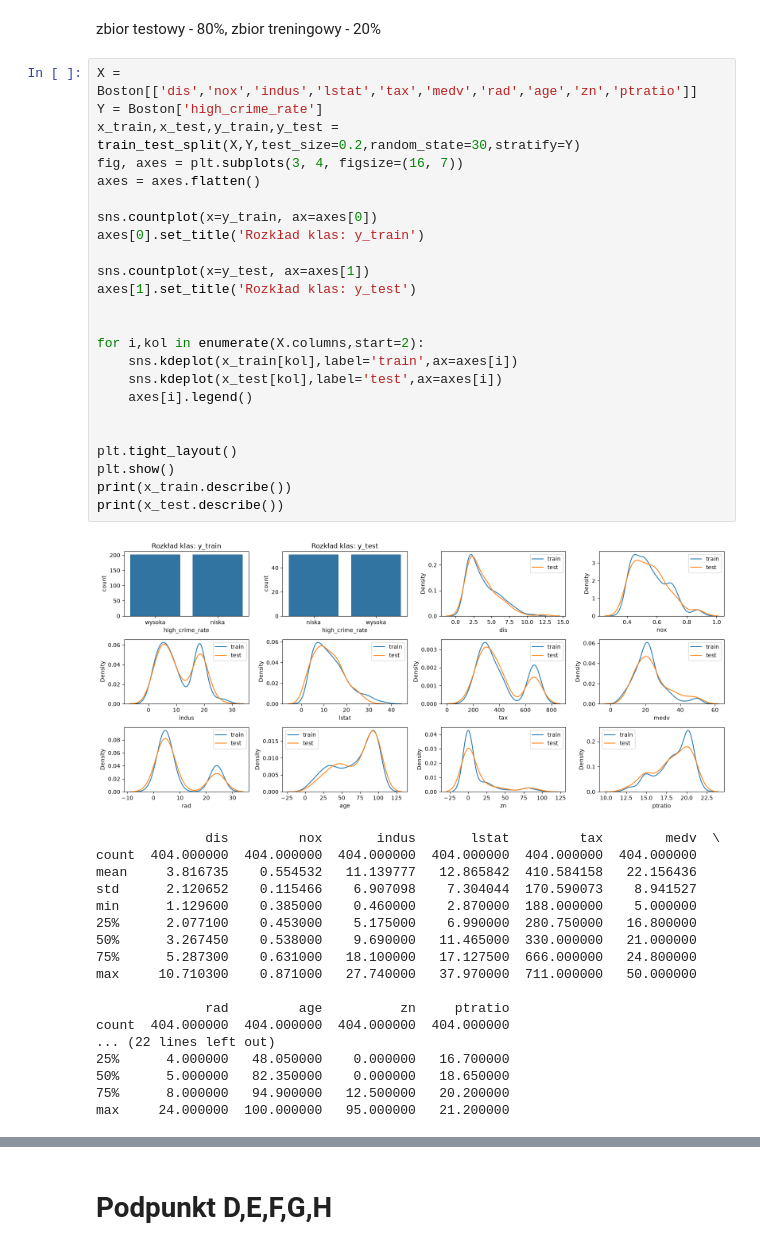
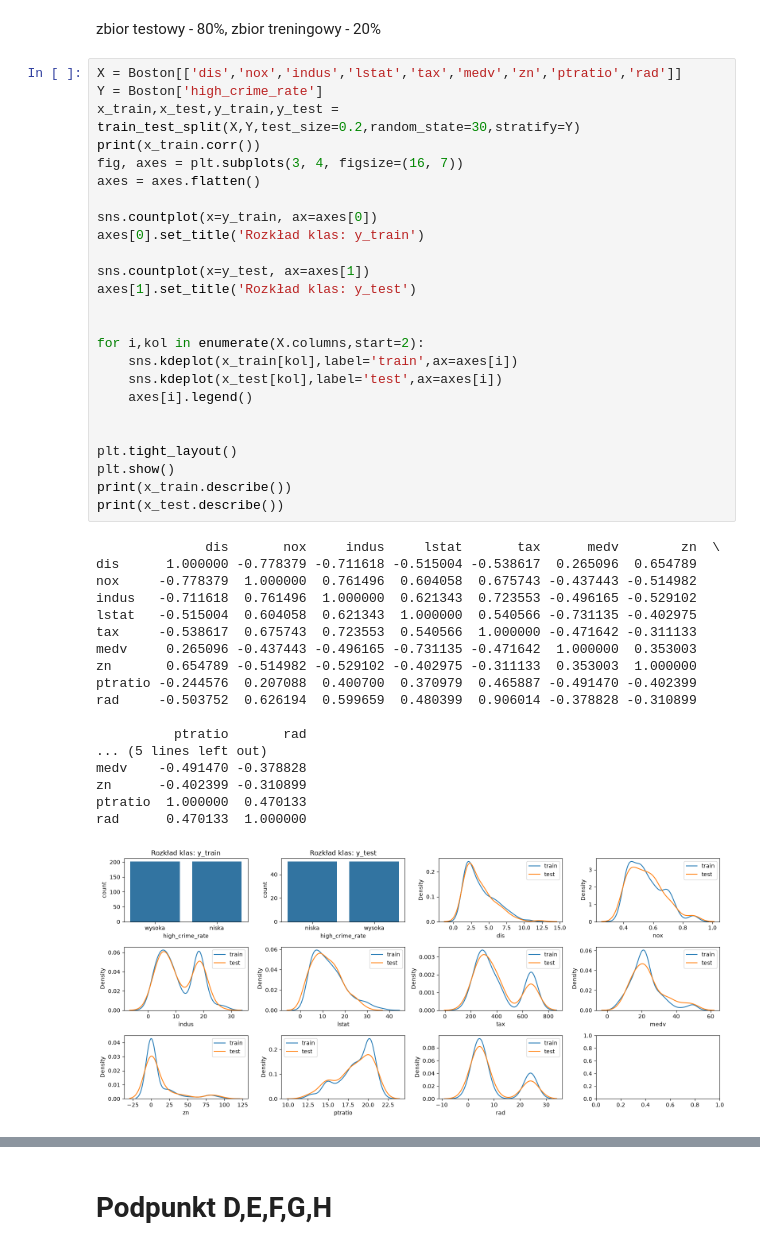
Before and after one commit to Ssulkow/uczenie_masyznowe, a Jupyter notebook: Zadanie15.ipynb, the cells around one changed output, grey strips where cells are left out. Drawn from its saved outputs; the diff is of its cells as text.

```diff
--- a/Zadanie15.ipynb
+++ b/Zadanie15.ipynb
@@ -97,45 +97,46 @@ plt.show()
 # %% [markdown]
 zbior testowy - 80%, zbior treningowy - 20%
 # %%
-X = Boston[['dis','nox','indus','lstat','tax','medv','rad','age','zn','ptratio']]
+X = Boston[['dis','nox','indus','lstat','tax','medv','zn','ptratio','rad']]
 Y = Boston['high_crime_rate']
 x_train,x_test,y_train,y_test = train_test_split(X,Y,test_size=0.2,random_state=30,stratify=Y)
+print(x_train.corr())
 fig, axes = plt.subplots(3, 4, figsize=(16, 7))
 axes = axes.flatten()
 
 sns.countplot(x=y_train, ax=axes[0])
 axes[0].set_title('Rozkład klas: y_train')
 
 sns.countplot(x=y_test, ax=axes[1])
 axes[1].set_title('Rozkład klas: y_test')
 
 
 for i,kol in enumerate(X.columns,start=2):
     sns.kdeplot(x_train[kol],label='train',ax=axes[i])
     sns.kdeplot(x_test[kol],label='test',ax=axes[i])
     axes[i].legend()
 
 
 plt.tight_layout()
 plt.show()
 print(x_train.describe())
 print(x_test.describe())
 # %% [output]
+              dis       nox     indus     lstat       tax      medv        zn  \
+dis      1.000000 -0.778379 -0.711618 -0.515004 -0.538617  0.265096  0.654789
+nox     -0.778379  1.000000  0.761496  0.604058  0.675743 -0.437443 -0.514982
+indus   -0.711618  0.761496  1.000000  0.621343  0.723553 -0.496165 -0.529102
+lstat   -0.515004  0.604058  0.621343  1.000000  0.540566 -0.731135 -0.402975
+tax     -0.538617  0.675743  0.723553  0.540566  1.000000 -0.471642 -0.311133
+medv     0.265096 -0.437443 -0.496165 -0.731135 -0.471642  1.000000  0.353003
+zn       0.654789 -0.514982 -0.529102 -0.402975 -0.311133  0.353003  1.000000
+ptratio -0.244576  0.207088  0.400700  0.370979  0.465887 -0.491470 -0.402399
+rad     -0.503752  0.626194  0.599659  0.480399  0.906014 -0.378828 -0.310899
+
+          ptratio       rad
+... (5 lines left out)
+medv    -0.491470 -0.378828
+zn      -0.402399 -0.310899
+ptratio  1.000000  0.470133
+rad      0.470133  1.000000
-[figure, old version]
+[figure, new version]
-              dis         nox       indus       lstat         tax        medv  \
-count  404.000000  404.000000  404.000000  404.000000  404.000000  404.000000
-mean     3.816735    0.554532   11.139777   12.865842  410.584158   22.156436
-std      2.120652    0.115466    6.907098    7.304044  170.590073    8.941527
-min      1.129600    0.385000    0.460000    2.870000  188.000000    5.000000
-25%      2.077100    0.453000    5.175000    6.990000  280.750000   16.800000
-50%      3.267450    0.538000    9.690000   11.465000  330.000000   21.000000
-75%      5.287300    0.631000   18.100000   17.127500  666.000000   24.800000
-max     10.710300    0.871000   27.740000   37.970000  711.000000   50.000000
-
-              rad         age          zn     ptratio
-count  404.000000  404.000000  404.000000  404.000000
-... (22 lines left out)
-25%      4.000000   48.050000    0.000000   16.700000
-50%      5.000000   82.350000    0.000000   18.650000
-75%      8.000000   94.900000   12.500000   20.200000
-max     24.000000  100.000000   95.000000   21.200000
```
Also changed, not shown: parts of 3 cells of this notebook.
